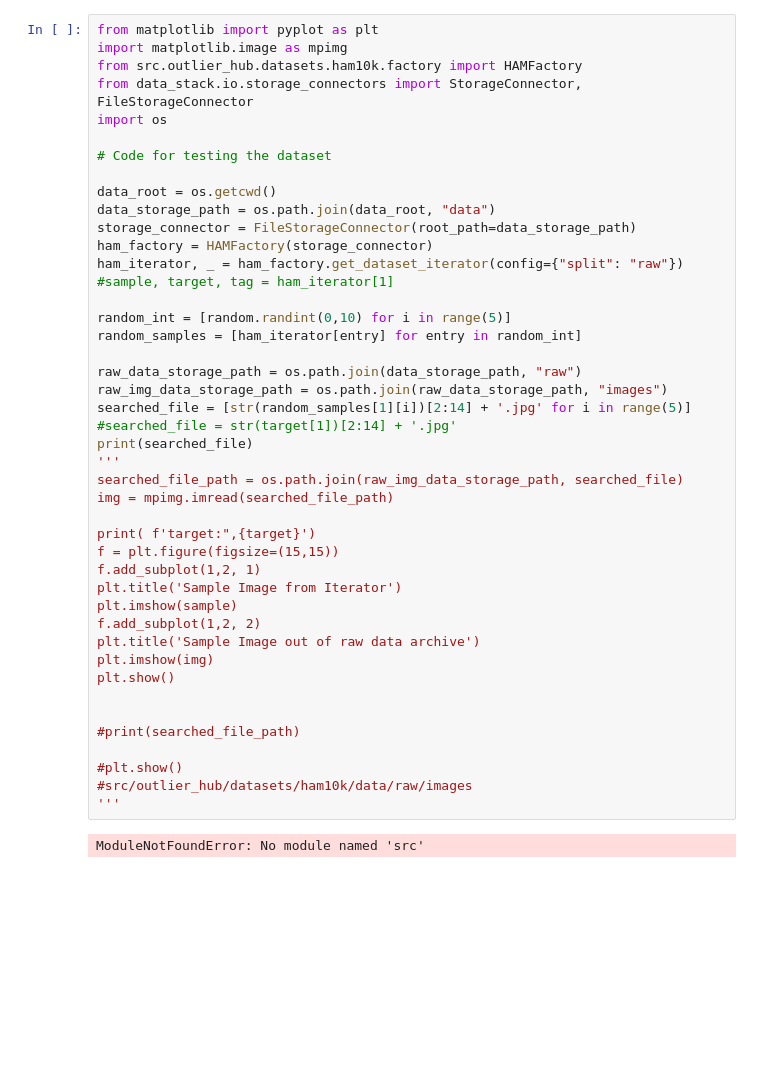
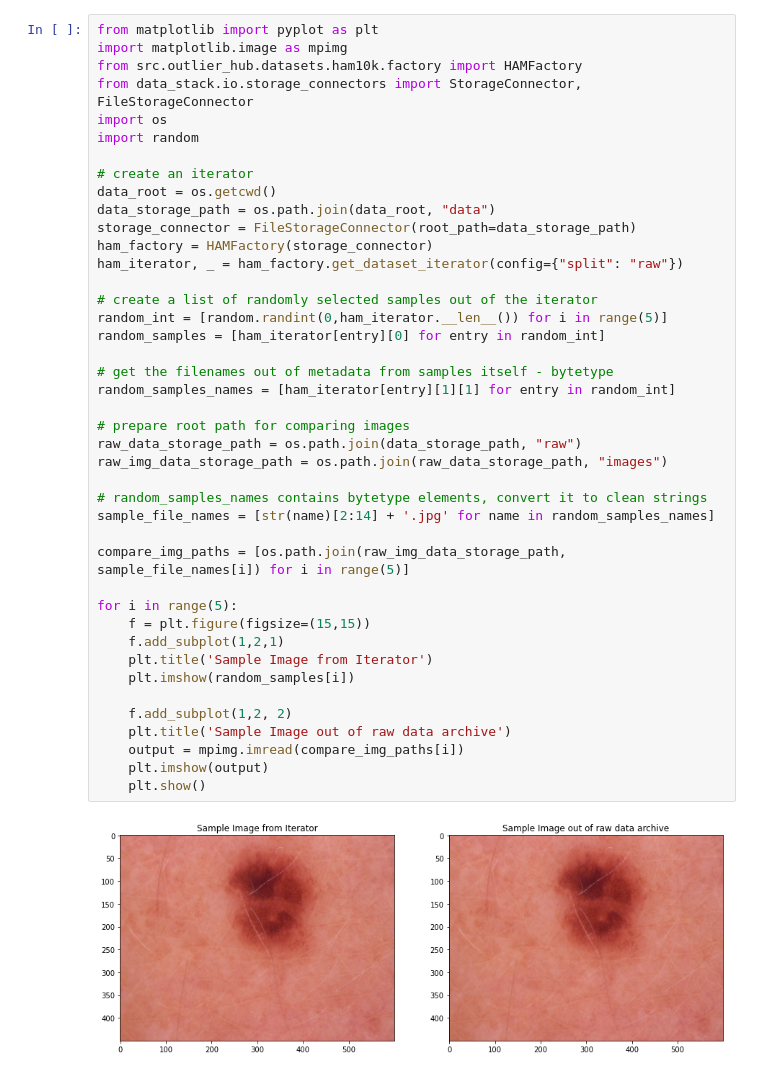
Before and after one commit to fraunhofer-iais/outlierhub, a Jupyter notebook: src/outlier_hub/datasets/ham10k/ham10K_preview.ipynb, the cells around one changed output. Cells and saved outputs as stored; diff of their text form; blank space fills up the shorter version.

Commit message:
Jupyternotebook reached first final form. Output returns 5 examples from on created iterator and also plots the original image out of the given raw data.

```diff
--- a/src/outlier_hub/datasets/ham10k/ham10K_preview.ipynb
+++ b/src/outlier_hub/datasets/ham10k/ham10K_preview.ipynb
@@ -1,46 +1,44 @@
 # %%
 from matplotlib import pyplot as plt
 import matplotlib.image as mpimg
 from src.outlier_hub.datasets.ham10k.factory import HAMFactory
 from data_stack.io.storage_connectors import StorageConnector, FileStorageConnector
 import os
+import random
 
-# Code for testing the dataset
-
+# create an iterator
 data_root = os.getcwd()
 data_storage_path = os.path.join(data_root, "data")
 storage_connector = FileStorageConnector(root_path=data_storage_path)
 ham_factory = HAMFactory(storage_connector)
 ham_iterator, _ = ham_factory.get_dataset_iterator(config={"split": "raw"})
-#sample, target, tag = ham_iterator[1]
 
-random_int = [random.randint(0,10) for i in range(5)]
-random_samples = [ham_iterator[entry] for entry in random_int]
+# create a list of randomly selected samples out of the iterator
+random_int = [random.randint(0,ham_iterator.__len__()) for i in range(5)]
+random_samples = [ham_iterator[entry][0] for entry in random_int]
 
+# get the filenames out of metadata from samples itself - bytetype
+random_samples_names = [ham_iterator[entry][1][1] for entry in random_int]
+
+# prepare root path for comparing images
 raw_data_storage_path = os.path.join(data_storage_path, "raw")
 raw_img_data_storage_path = os.path.join(raw_data_storage_path, "images")
-searched_file = [str(random_samples[1][i])[2:14] + '.jpg' for i in range(5)]
-#searched_file = str(target[1])[2:14] + '.jpg'
-print(searched_file)
-'''
-searched_file_path = os.path.join(raw_img_data_storage_path, searched_file)
-img = mpimg.imread(searched_file_path)
 
-print( f'target:",{target}')
-f = plt.figure(figsize=(15,15))
-f.add_subplot(1,2, 1)
-plt.title('Sample Image from Iterator')
-plt.imshow(sample)
-f.add_subplot(1,2, 2)
-plt.title('Sample Image out of raw data archive')
-plt.imshow(img)
-plt.show()
+# random_samples_names contains bytetype elements, convert it to clean strings
+sample_file_names = [str(name)[2:14] + '.jpg' for name in random_samples_names]
 
+compare_img_paths = [os.path.join(raw_img_data_storage_path, sample_file_names[i]) for i in range(5)]
 
-#print(searched_file_path)
+for i in range(5):
+    f = plt.figure(figsize=(15,15))
+    f.add_subplot(1,2,1)
+    plt.title('Sample Image from Iterator')
+    plt.imshow(random_samples[i])
 
-#plt.show()
-#src/outlier_hub/datasets/ham10k/data/raw/images
-'''
+    f.add_subplot(1,2, 2)
+    plt.title('Sample Image out of raw data archive')
+    output = mpimg.imread(compare_img_paths[i])
+    plt.imshow(output)
+    plt.show()
 # %% [output]
-ModuleNotFoundError: No module named 'src'
+[figure, added]
```
Also changed, not shown: parts of 1 cell of this notebook.
